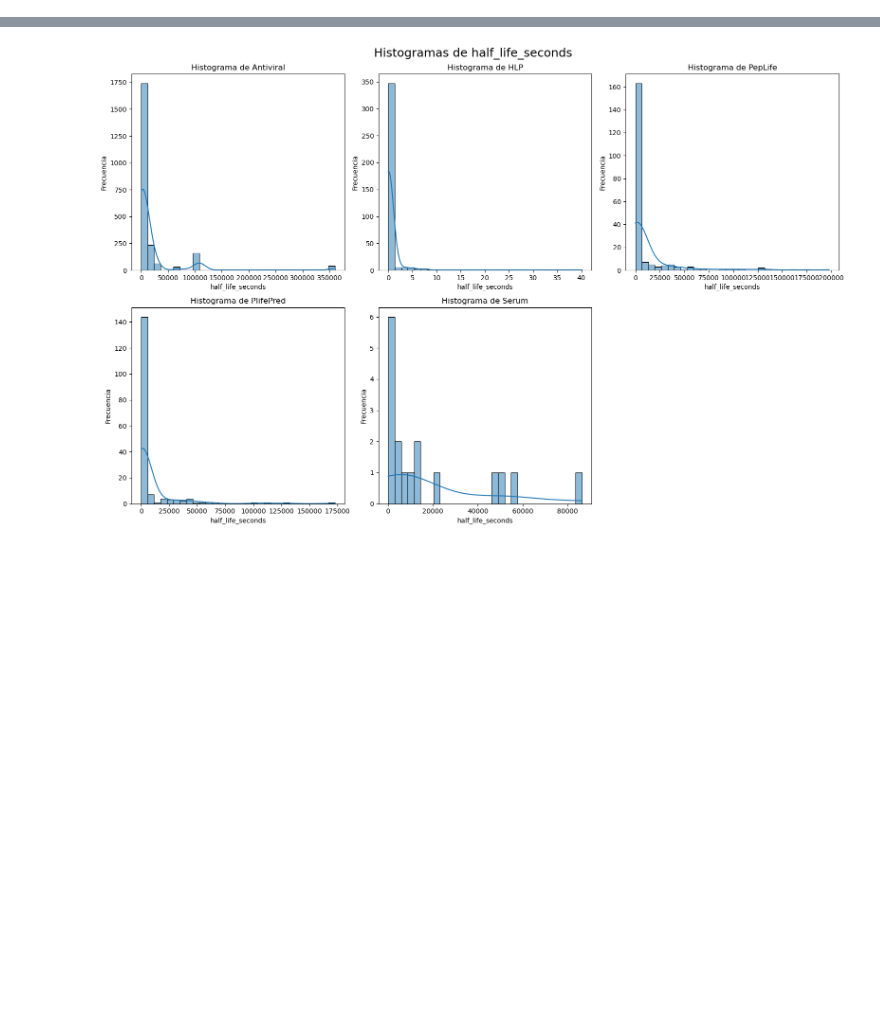
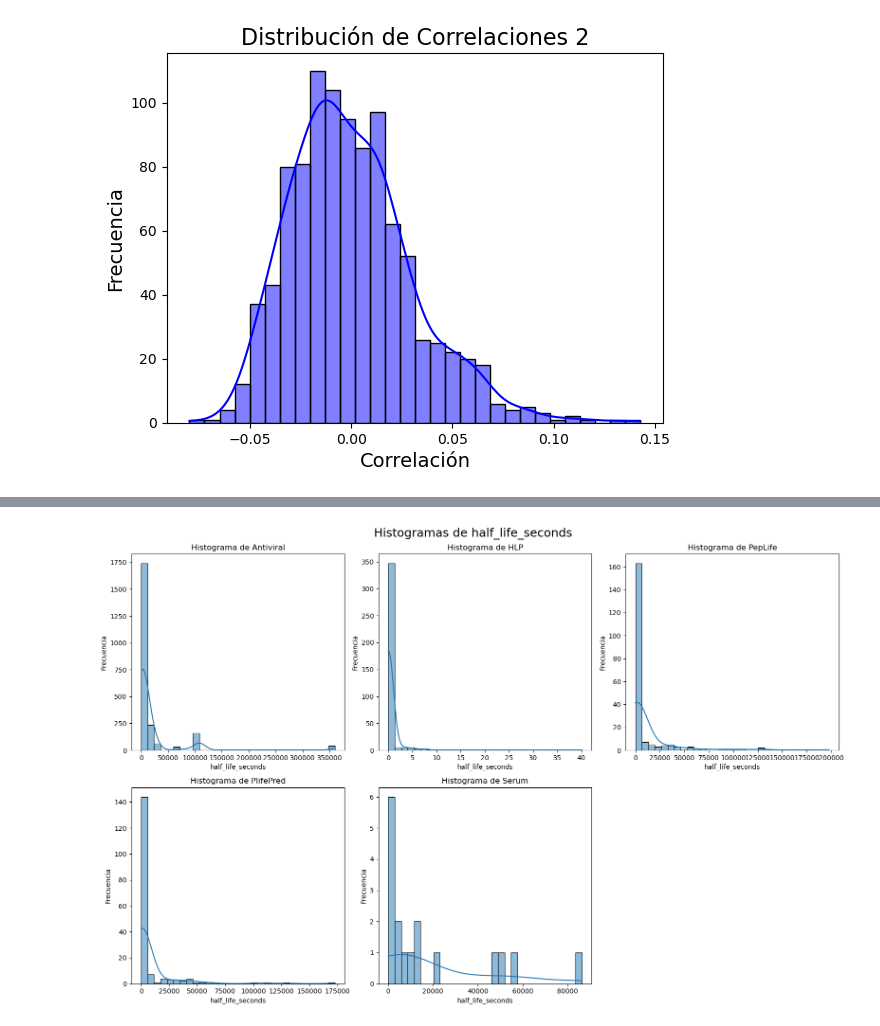
Before and after one commit to Jmartingar/Half-Life_Code, a Jupyter notebook: all_data_2.ipynb, the cells around one changed output, grey strips where cells are left out. Cells and saved outputs as stored; diff of their text form; code cells hidden in the pictures; blank space fills up the shorter version.

```diff
--- a/all_data_2.ipynb
+++ b/all_data_2.ipynb
@@ -131,0 +123,12 @@ ValueError: m has more than 2 dimensions
+# %%
+sns.histplot(correlations2, kde=True, bins=30, color='blue')
+
+# Añadir títulos y etiquetas
+plt.title('Distribución de Correlaciones 2', fontsize=16)
+plt.xlabel('Correlación', fontsize=14)
+plt.ylabel('Frecuencia', fontsize=14)
+
+# Mostrar el gráfico
+plt.show()
+# %% [output]
+[figure, added]
```
Also changed, not shown: parts of 14 cells of this notebook, 1 other file.
